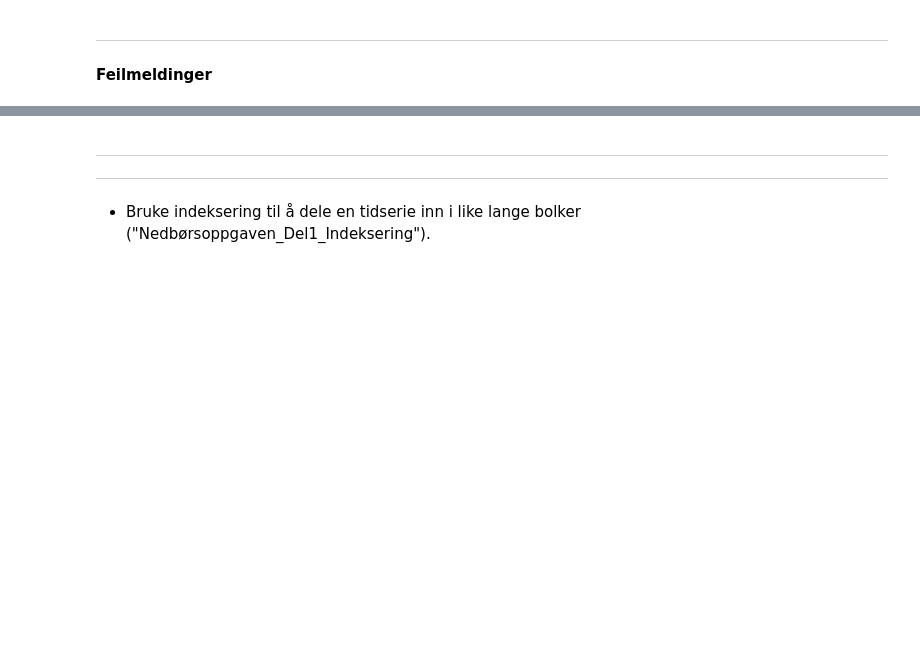
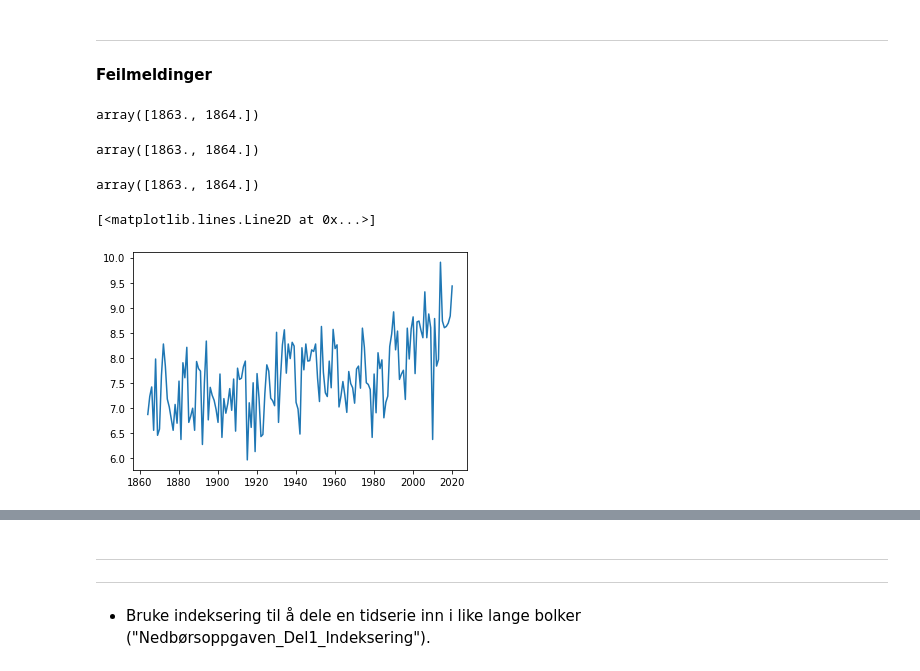
Before and after one commit to irendundas/EkteData, a Jupyter notebook: NAT624_recap_v2.ipynb, the cells around one changed output, grey strips where cells are left out. Saved outputs shown, nothing was run; the diff lists cells and outputs as text; code cells hidden in the pictures; blank space fills up the shorter version.

```diff
--- a/NAT624_recap_v2.ipynb
+++ b/NAT624_recap_v2.ipynb
@@ -55,13 +107,22 @@ plt.plot(tid[1:12+1], temp[1:12+1])
 --------------
 #### Feilmeldinger
 # %%
-tid(2:4)
+tid[2:4]
+# %% [output]
+array([1863., 1864.])
 # %%
-tid[2:4
+tid[2:4]
+# %% [output]
+array([1863., 1864.])
 # %%
-tid[2,4]
+tid[2:4]
+# %% [output]
+array([1863., 1864.])
 # %%
-plt.plot(tid,temp[3:])
+plt.plot(tid[3:],temp[3:])
+# %% [output]
+[<matplotlib.lines.Line2D at 0x...>]
+[figure, added]
 # %%
 plt.plot(tid,temp)
 plt.xlabel('tid')
```
Also changed, not shown: parts of 14 cells of this notebook, 3 other files.
